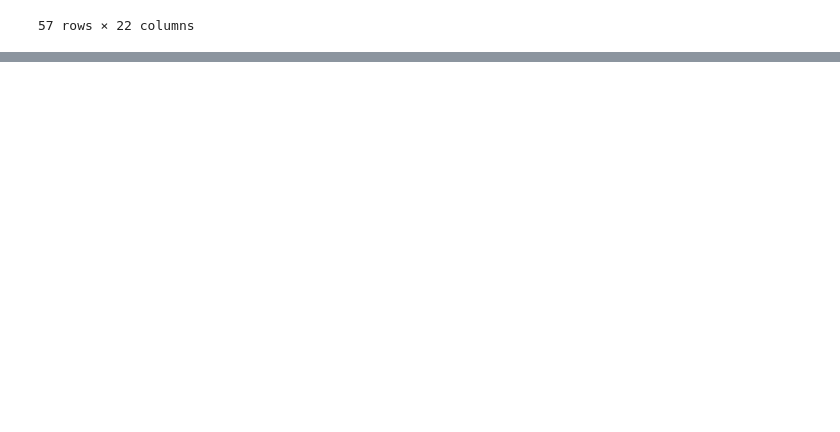
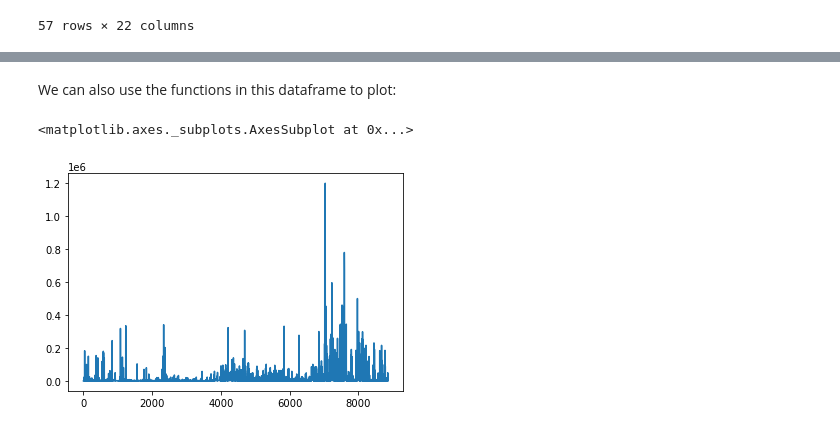
Before and after one commit to UIUC-iSchool-DataViz/is445_spring2022, a Jupyter notebook: _site/week04/inClass_week04.ipynb, the cells around one changed output, grey strips where cells are left out. Cells and saved outputs as stored; diff of their text form; code cells hidden in the pictures; blank space fills up the shorter version.

```diff
--- a/_site/week04/inClass_week04.ipynb
+++ b/_site/week04/inClass_week04.ipynb
@@ -127,0 +140,8 @@ AttributeError: 'DataFrame' object has no attribute 'looc'
+# %% [markdown]
+We can also use the functions in this dataframe to plot:
+# %%
+buildings["Square Footage"].plot()
+# note: this is actually a matplotlib plot!
+# %% [output]
+<matplotlib.axes._subplots.AxesSubplot at 0x...>
+[figure, added]
```
Also changed, not shown: parts of 1 cell of this notebook.
